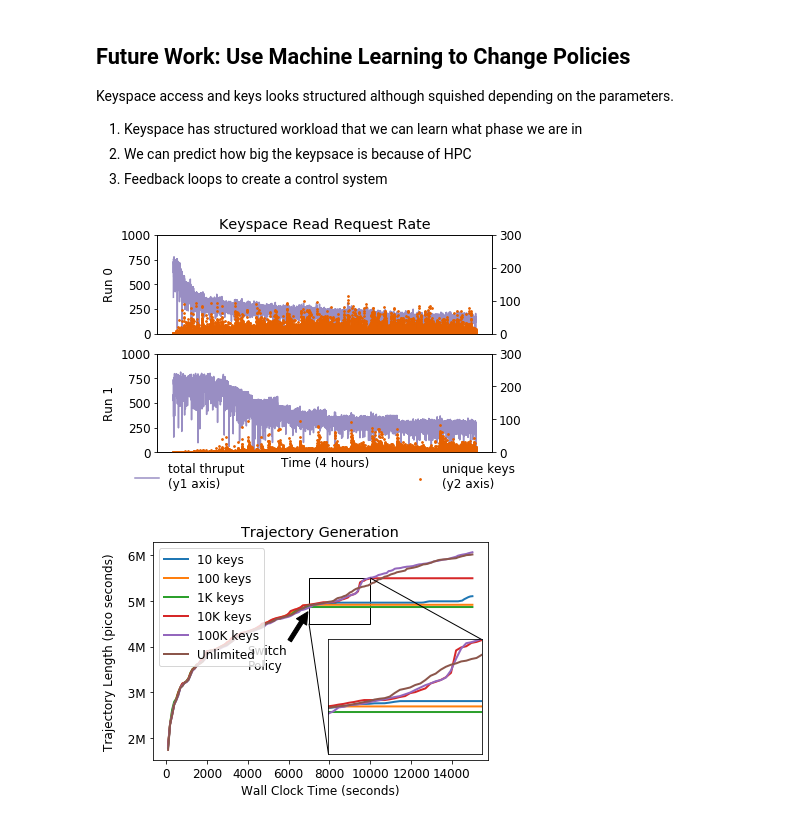
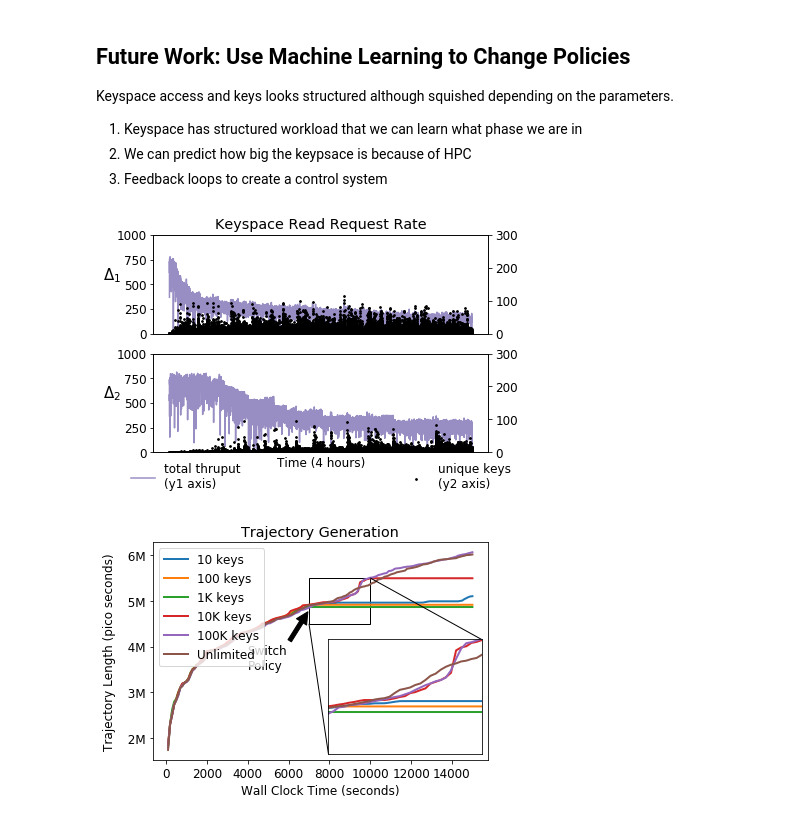
Before and after one commit to michaelsevilla/parsplice-popper, a Jupyter notebook: viz/viz-paper.ipynb, the cells around one changed output. Cells and saved outputs as stored; diff of their text form; code cells hidden in the pictures.

```diff
--- a/viz/viz-paper.ipynb
+++ b/viz/viz-paper.ipynb
@@ -194,7 +194,7 @@ def plot_keyspace(ax, dfs, key, shift=0, nkeys=50, color="", label=""):
     # cleanup graphs
     ax.set_xticks(x)
     ax.set_xticklabels([])
-    ax.set_xlabel("State Coordinate")
+    ax.set_xlabel("State Coordinate (Key ID)")
     ax.set_ylabel("# reads")
     ax.set_title("Top " + str(nkeys) + " Keys for 128 Cores")
     ax.legend()
@@ -202,13 +202,13 @@ def plot_keyspace(ax, dfs, key, shift=0, nkeys=50, color="", label=""):
 fig, ax = plt.subplots(1, 1)
 ax2 = ax.twinx()
 for op in ["DBMemoryGet"]:
-    plot_keyspace(ax, dfs, ("4 Node, 1M", op, "4"), shift=0.25, color='#e66101', label="1M (y1)")
-    plot_keyspace(ax2, dfs, ("4 Node, 100K", op, "4"), shift=-0.25, color='#5e3c99', label="100K (y2)")
+    plot_keyspace(ax2, dfs, ("4 Node, 1M", op, "4"), shift=0.25, color='#e66101', label=r'$\Delta_2$ (y2 axis)')
+    plot_keyspace(ax, dfs, ("4 Node, 100K", op, "4"), shift=-0.25, color='#5e3c99', label=r'$\Delta_1$ (y1 axis)')
 ax.legend(loc="upper left")
-ax.set_ylim(0, 120*1000)
+ax2.set_ylim(0, 120*1000)
 ax.set_yticklabels(['{:3.0f}K'.format(x/1000) for x in ax.get_yticks()])
 ax2.legend(loc='upper right')
-ax2.set_ylim(0, 13*1000)
+ax.set_ylim(0, 13*1000)
 ax2.set_yticklabels(['{:3.0f}K'.format(x/1000) for x in ax2.get_yticks()])
 
 fig.savefig("../paper/figures/methodology-keys.png", bbox_inches='tight', dpi=400)
@@ -742,7 +742,7 @@ print trajs, memory
 ax2.set_ylim(0, 1.2*1024*1024*1024)
 ax2.set_yticklabels(['{:3.1f}GB'.format(yval/(1000*1000*1000)) for yval in ax2.get_yticks()])
 ax.set_xlabel("Cache Size (# of Keys) After Policy Switch")
-ax2.set_ylabel("Memory Usage")
+ax2.set_ylabel("Memory Usage", rotation=270, labelpad=20)
 fig.savefig("../paper/figures/methodology-tradeoff-dynamic.png", bbox_inches='tight', dpi=400)
 # %% [output]
 [5354198.666666667] [530991189.3333333]
@@ -766,37 +766,37 @@ def plot_uniquekeys_per_ts(ax, dfs, key_tuple, ylim=800, shift=0):
 
     df_u = df.drop_duplicates()                    # only find unique keys by dropping duplicates
     df_u = df_u.groupby('ts').size().reset_index() # for each time stamp, count the unique
     df_u.columns=['ts', 'count']
 
     ax.plot(df_t['ts'], df_t['count'], label="total thruput\n(y1 axis)", color='#998ec3')
     ax2 = ax.twinx()
-    ax2.scatter(df_u['ts'], df_u['count'], color='#e66101', s=3, label="unique keys\n(y2 axis)")
+    ax2.scatter(df_u['ts'], df_u['count'], color='black', s=3, label="unique keys\n(y2 axis)")
     ax.set_ylim(0, 2000)
     ax2.set_ylim(0, 300)
     return ax2
 
 fig, ax = plt.subplots(2, 1)#, figsize=(20, 4))
 #fig.subplots_adjust(hspace=.5)
 plot_uniquekeys_per_ts(ax[0], dfs, ("4 Node, 100K", "DBMemoryGet", "4"))
 ax2 = plot_uniquekeys_per_ts(ax[1], dfs, ("4 Node, 1M", "DBMemoryGet", "4"))
 #plot_uniquekeys_per_ts(ax[2], dfs, ("1 Node, 1M", "DBMemoryGet", "4"))
 
 ax[0].set_xlabel("")
 for i in range(0, len(ax)):
     ax[i].set_xticklabels([])
     ax[i].set_xticks([])
     ax[i].set_ylim(0, 1000)
 ax[1].set_xlabel("Time (4 hours)")
 ax[1].legend(bbox_to_anchor=(-0.1, -0.5), loc='lower left', frameon=False)
 ax2.legend(bbox_to_anchor=(1.1, -0.5), loc='lower right', frameon=False)
 ax[0].set_title("Keyspace Read Request Rate")
-ax[0].set_ylabel("Run 0")
-ax[1].set_ylabel("Run 1")
+ax[0].set_ylabel(r'$\Delta_1$', rotation=360, fontsize=15)
+ax[1].set_ylabel(r'$\Delta_2$', rotation=360, fontsize=15)
 #ax[2].set_ylabel("1N, 1M")
 
 fig.savefig("../paper/figures/motivation-regimes.png", bbox_inches='tight', dpi=400)
 # %% [output]
-[figure, old version]
+[figure, new version]
 # %%
 from mpl_toolkits.axes_grid1.inset_locator import zoomed_inset_axes
 from mpl_toolkits.axes_grid1.inset_locator import mark_inset
```
Also changed, not shown: parts of 3 cells of this notebook, 16 other files.
